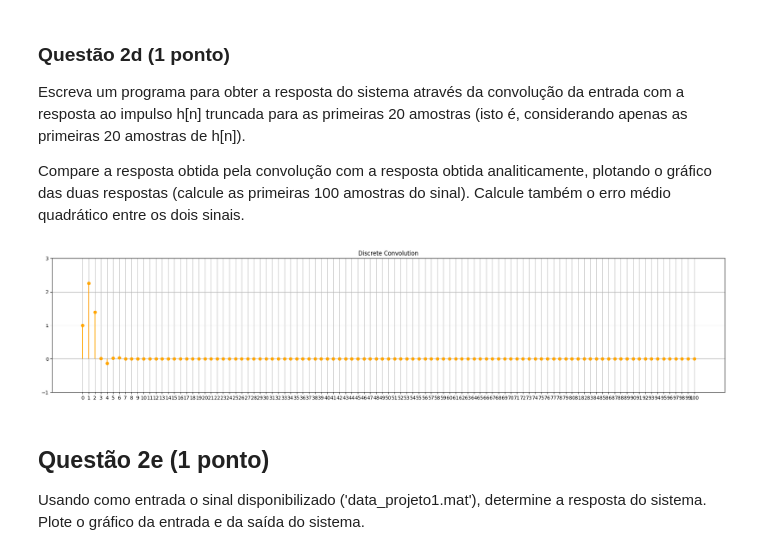
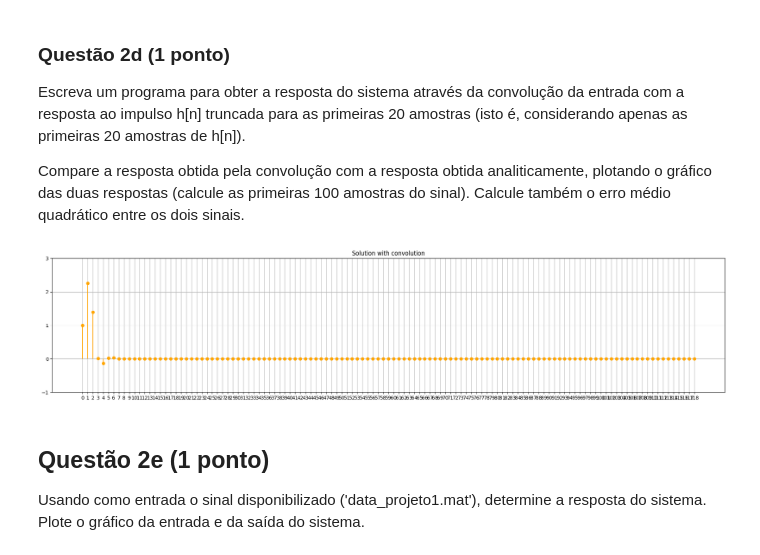
Before and after one commit to GabrielRQueiroz/UnB_SSTD, a Jupyter notebook: project-1/Projeto_1/projeto1.ipynb, the cells around one changed output. Saved outputs shown, nothing was run; the diff lists cells and outputs as text; code cells hidden in the pictures.

```diff
--- a/project-1/Projeto_1/projeto1.ipynb
+++ b/project-1/Projeto_1/projeto1.ipynb
@@ -181,29 +181,29 @@ def impulse(n):
 def step(n):
     return 1 if n >= 0 else 0
 
-recursive_optmization_matriz = [["x" for i in range(101)] for j in range(101)]
+RECURSIVE_OPTMIZATION_MATRIX = [["x" for i in range(101)] for j in range(101)]
 
-def recursive_solution(n):
+def impulse_response_recursive_solution(n):
     if n in initial_condition:
         return initial_condition[n]
 
-    if recursive_optmization_matriz[n][n] != "x":
-        return recursive_optmization_matriz[n][n]
+    if RECURSIVE_OPTMIZATION_MATRIX[n][n] != "x":
+        return RECURSIVE_OPTMIZATION_MATRIX[n][n]
 
     solution = (
-        -a_1 * recursive_solution(n - 1)
-        - a_2 * recursive_solution(n - 2)
+        -a_1 * impulse_response_recursive_solution(n - 1)
+        - a_2 * impulse_response_recursive_solution(n - 2)
         + b_2 * impulse(n - 2)
         + b_1 * impulse(n - 1)
         + b_0 * impulse(n)
     ) / a_0
 
-    recursive_optmization_matriz[n][n] = solution
+    RECURSIVE_OPTMIZATION_MATRIX[n][n] = solution
 
     return solution
 
 
-def analytical_solution(n):
+def impulse_response_analytical_solution(n):
     roots = np.roots([a_0, a_1, a_2])
     y_c = 0
 
@@ -214,10 +214,10 @@ def analytical_solution(n):
                 for i in range(1, len(roots) + 1)
             ]
         )
-        results = np.array([recursive_solution(i) for i in range(1, len(roots) + 1)])
+        results = np.array([impulse_response_recursive_solution(i) for i in range(1, len(roots) + 1)])
     else:
         quoeficient_matrix = np.array([roots**i for i in range(len(roots))])
-        results = np.array([recursive_solution(i) for i in range(len(roots))])
+        results = np.array([impulse_response_recursive_solution(i) for i in range(len(roots))])
 
     autovalues = np.linalg.solve(quoeficient_matrix, results)
 
@@ -230,8 +230,8 @@ def analytical_solution(n):
 
 plt.figure()
 n = np.arange(0, 20)
-recursive_optmization_matriz = [["x" for i in range(101)] for j in range(101)]
-y_2a = [analytical_solution(i) for i in n]
+RECURSIVE_OPTMIZATION_MATRIX = [["x" for i in range(101)] for j in range(101)]
+y_2a = [impulse_response_analytical_solution(i) for i in n]
 plt.stem(n, y_2a, linefmt="blue", markerfmt="o", basefmt=" ")
 plt.xticks(np.arange(0, len(n), step=1))
 plt.yticks(np.arange(-1, 3, step=1))
@@ -346,31 +375,36 @@ Compare a resposta obtida pela convolução com a resposta obtida analiticamente
 # %%
 ### Código da questão 2d.
 def discrete_convolution(x, h):
     y = np.array([])
     for i in range(len(x) + len(h) - 1):
         y = np.append(y, 0)
         for j in range(len(x)):
             if i - j >= 0 and i - j < len(h):
                 y[i] += x[j] * h[i - j]
     return y
 
-recursive_optmization_matriz = [["x" for i in range(101)] for j in range(101)]
-x_2d = [(1 / 4) ** n * step(n) for n in range(82)]
+RECURSIVE_OPTMIZATION_MATRIX = [["x" for i in range(101)] for j in range(101)]
+x_2d = [(1 / 4) ** n * step(n) for n in range(100)]
 h_2d = np.array(
-    [recursive_solution(i) for i in range(20)]
+    [impulse_response_recursive_solution(i) for i in range(20)]
 )  # 20 primeiras amostras da resposta ao impulso
 y_2d = discrete_convolution(x_2d, h_2d)
 
+## err_2d = erro_medio_quadratico(lambda n: y_2d[n], , 20)
+
+## print(f"⚠️⚠️⚠️ Erro médio quadrático: {np.abs(err_2d)}")
+
+## y_total é a soma da resposta de entrada nula e da resposta de estado nulo
 plt.figure()
 plt.stem(y_2d, linefmt="orange", markerfmt="o", basefmt=" ")
 plt.xticks(np.arange(0, len(y_2d), step=1))
 plt.yticks(np.arange(-1, 4, step=1))
-plt.title("Discrete Convolution")
+plt.title("Solution with convolution")
 plt.grid()
 plt.gcf().set_size_inches(25, 5)
 plt.show()
 # %% [output]
-[figure, old version]
+[figure, new version]
 # %% [markdown]
 ## Questão 2e (1 ponto)
 
```
Also changed, not shown: parts of 7 cells of this notebook.
